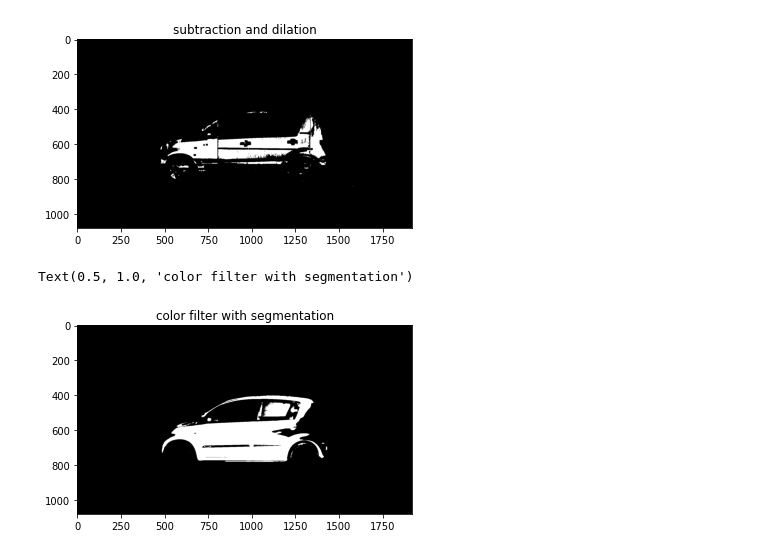
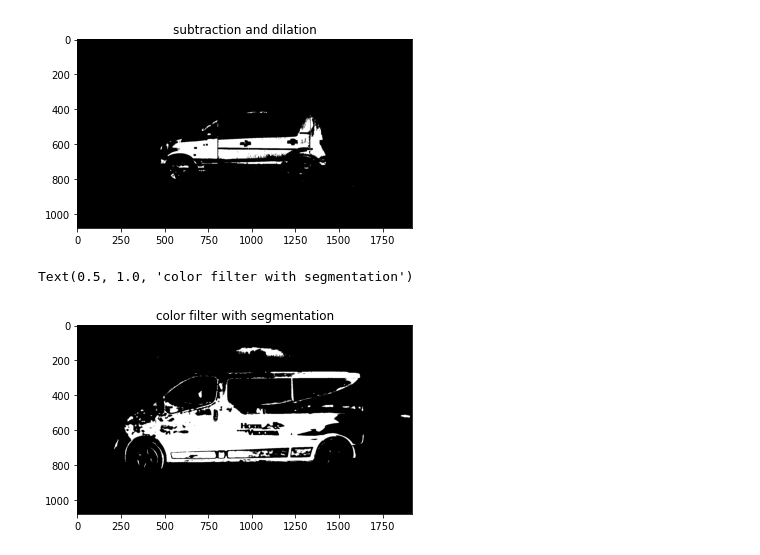
Before and after one commit to k9p5/computer-vision-vehicle-classification, a Jupyter notebook: preprocessing.ipynb, the cells around one changed output. Drawn from its saved outputs; the diff is of its cells as text; code cells hidden in the pictures.

```diff
--- a/preprocessing.ipynb
+++ b/preprocessing.ipynb
@@ -38,27 +38,27 @@ Text(0.5, 1.0, 'subtraction and dilation')
 # %%
 #color filter with segmentation
 
-img = cv2.imread('test.jpg')
+img = cv2.imread('bus.jpg')
 
 blur = cv2.blur(img,(5,5))
 blur0=cv2.medianBlur(blur,5)
 blur1= cv2.GaussianBlur(blur0,(5,5),0)
 blur2= cv2.bilateralFilter(blur1,9,75,75)
 
 hsv = cv2.cvtColor(blur2, cv2.COLOR_BGR2HSV)
 
 low_blue = np.array([60, 40, 50])
 high_blue = np.array([255, 255, 255])
 mask = cv2.inRange(hsv, low_blue, high_blue)
 
 res = cv2.bitwise_and(img,img, mask= mask)
 
 gray = cv2.cvtColor(res, cv2.COLOR_BGR2GRAY)
 
 _, img_thresh = cv2.threshold(gray, 50, 255, cv2.THRESH_BINARY)
 
 plt.imshow(img_thresh, cmap = 'gray')
 plt.title('color filter with segmentation')
 # %% [output]
 Text(0.5, 1.0, 'color filter with segmentation')
-[figure, old version]
+[figure, new version]
```
